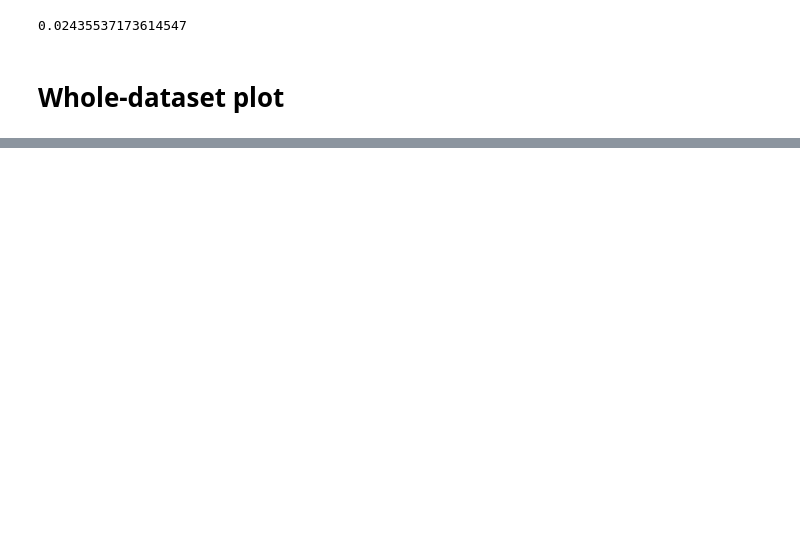
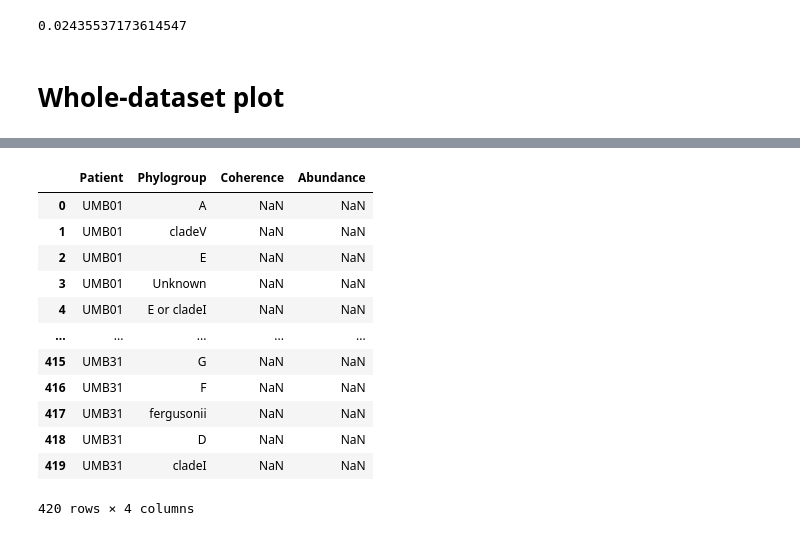
Before and after one commit to gibsonlab/chronostrain, a Jupyter notebook: examples/umb/notebooks/timeseries_plots.ipynb, the cells around one changed output, grey strips where cells are left out. Saved outputs shown, nothing was run; the diff lists cells and outputs as text; code cells hidden in the pictures; blank space fills up the shorter version.

```diff
--- a/examples/umb/notebooks/timeseries_plots.ipynb
+++ b/examples/umb/notebooks/timeseries_plots.ipynb
@@ -437,0 +577,21 @@ np.mean(x)
+# %%
+strainge_corr_df = analyze_strainge(
+    straingst_df,
+    pd.read_csv(Path().resolve().parent / 'files' / 'umb_samples.csv'),
+    Path("/mnt/e/ecoli_db/phylogeny/ClermonTyping/umb_phylogroups_complete.txt")
+)
+display(strainge_corr_df)
+# %% [output]
+|  | Patient | Phylogroup | Coherence | Abundance |
+| 0 | UMB01 | A | NaN | NaN |
+| 1 | UMB01 | cladeV | NaN | NaN |
+| 2 | UMB01 | E | NaN | NaN |
+| 3 | UMB01 | Unknown | NaN | NaN |
+| 4 | UMB01 | E or cladeI | NaN | NaN |
+| ... | ... | ... | ... | ... |
+| 415 | UMB31 | G | NaN | NaN |
+| 416 | UMB31 | F | NaN | NaN |
+| 417 | UMB31 | fergusonii | NaN | NaN |
+| 418 | UMB31 | D | NaN | NaN |
+| 419 | UMB31 | cladeI | NaN | NaN |
+420 rows × 4 columns
```
Also changed, not shown: parts of 14 cells of this notebook, 17 other files.
